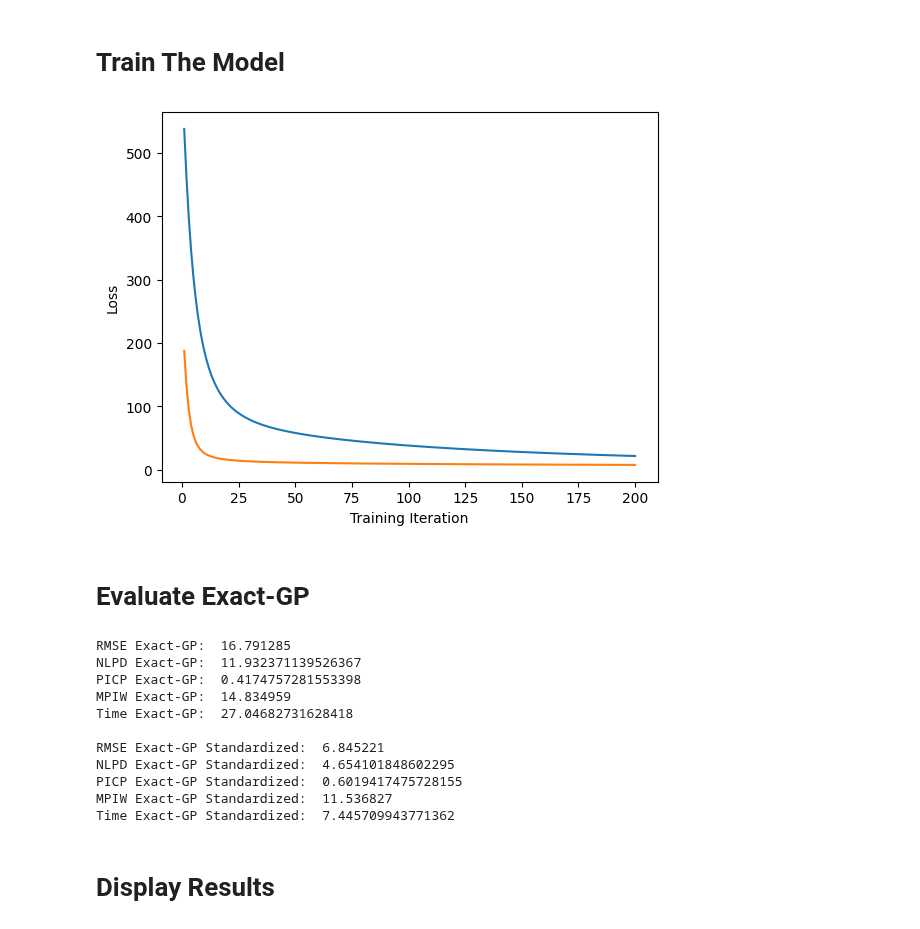
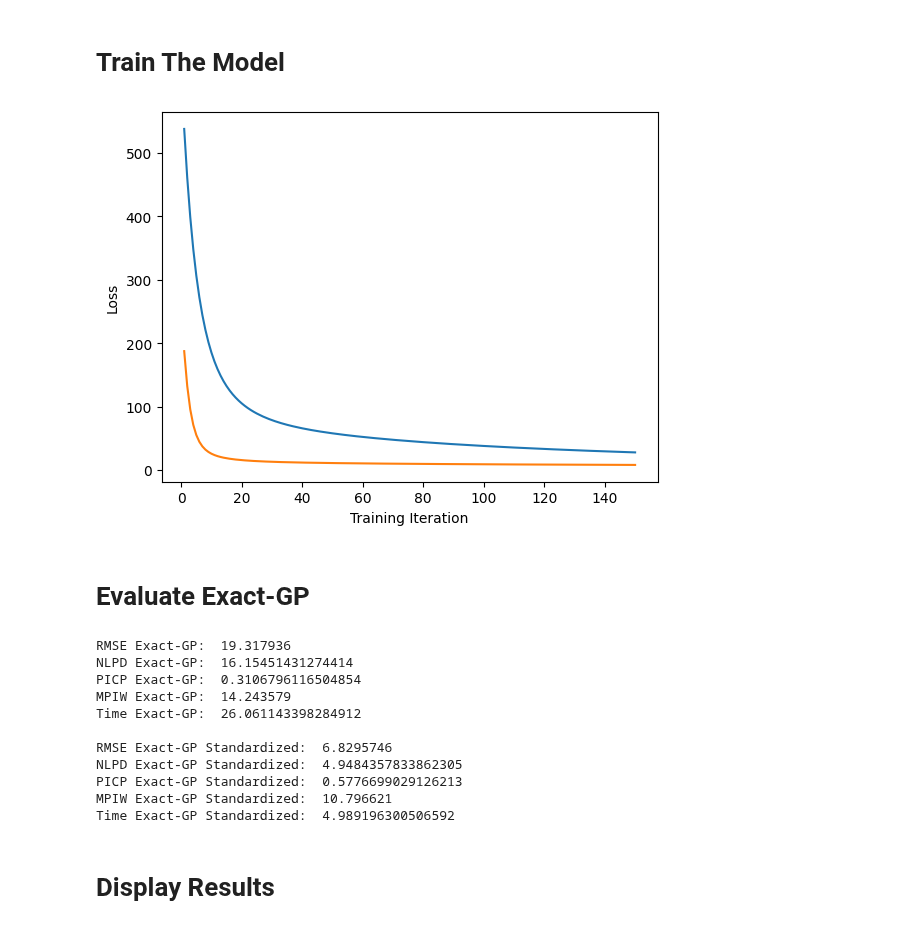
Before and after one commit to Sabelz/Master_Thesis_Alexander, a Jupyter notebook: GPs/ConcreteGPs.ipynb, the cells around one changed output. Drawn from its saved outputs; the diff is of its cells as text; code cells hidden in the pictures.

```diff
--- a/GPs/ConcreteGPs.ipynb
+++ b/GPs/ConcreteGPs.ipynb
@@ -402,18 +402,18 @@ exact_model_concrete_standardized = exact_model_concrete_standardized.to(device)
 # %%
 train_time_exact_concrete = train(exact_model_concrete,
                                  exact_likelihood_concrete,
                                  x_train_concrete,
                                  y_train_concrete,
-                                 training_iter= 200) # train is defined in utils/functions.ipynb
+                                 training_iter= 150) # train is defined in utils/functions.ipynb
 
 
 train_time_exact_concrete_standardized = train(exact_model_concrete_standardized,
                                  exact_likelihood_concrete_standardized,
                                  x_train_concrete_standardized,
                                  y_train_concrete,
-                                 training_iter= 200) # train is defined in utils/functions.ipynb
+                                 training_iter= 150) # train is defined in utils/functions.ipynb
 # %% [output]
-[figure, old version]
+[figure, new version]
 # %% [markdown]
 # Evaluate Exact-GP
 # %%
@@ -457,17 +457,17 @@ with torch.no_grad(), gpytorch.settings.fast_pred_var():
   print("MPIW Exact-GP Standardized: ",MPIW_exact_concrete_standardized)
   print("Time Exact-GP Standardized: ", train_time_exact_concrete_standardized)
 # %% [output]
-RMSE Exact-GP:  16.791285
-NLPD Exact-GP:  11.932371139526367
-PICP Exact-GP:  0.4174757281553398
-MPIW Exact-GP:  14.834959
-Time Exact-GP:  27.04682731628418
+RMSE Exact-GP:  19.317936
+NLPD Exact-GP:  16.15451431274414
+PICP Exact-GP:  0.3106796116504854
+MPIW Exact-GP:  14.243579
+Time Exact-GP:  26.061143398284912
 
-RMSE Exact-GP Standardized:  6.845221
-NLPD Exact-GP Standardized:  4.654101848602295
-PICP Exact-GP Standardized:  0.6019417475728155
-MPIW Exact-GP Standardized:  11.536827
-Time Exact-GP Standardized:  7.445709943771362
+RMSE Exact-GP Standardized:  6.8295746
+NLPD Exact-GP Standardized:  4.9484357833862305
+PICP Exact-GP Standardized:  0.5776699029126213
+MPIW Exact-GP Standardized:  10.796621
+Time Exact-GP Standardized:  4.989196300506592
 # %% [markdown]
 # Display Results
 # %%
```
Also changed, not shown: parts of 23 cells of this notebook.
